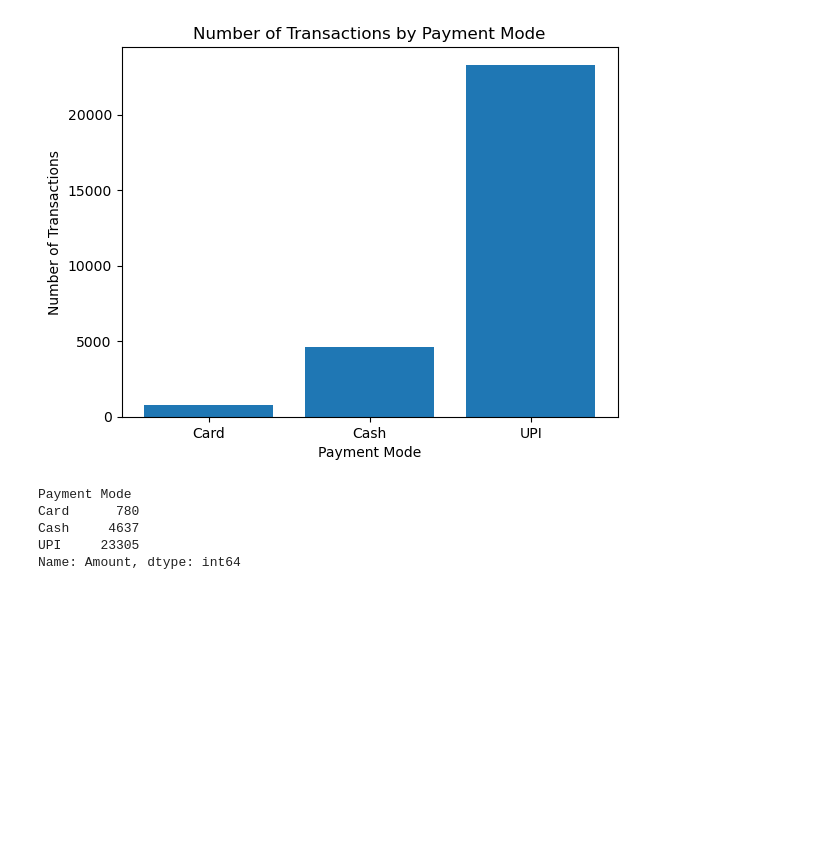
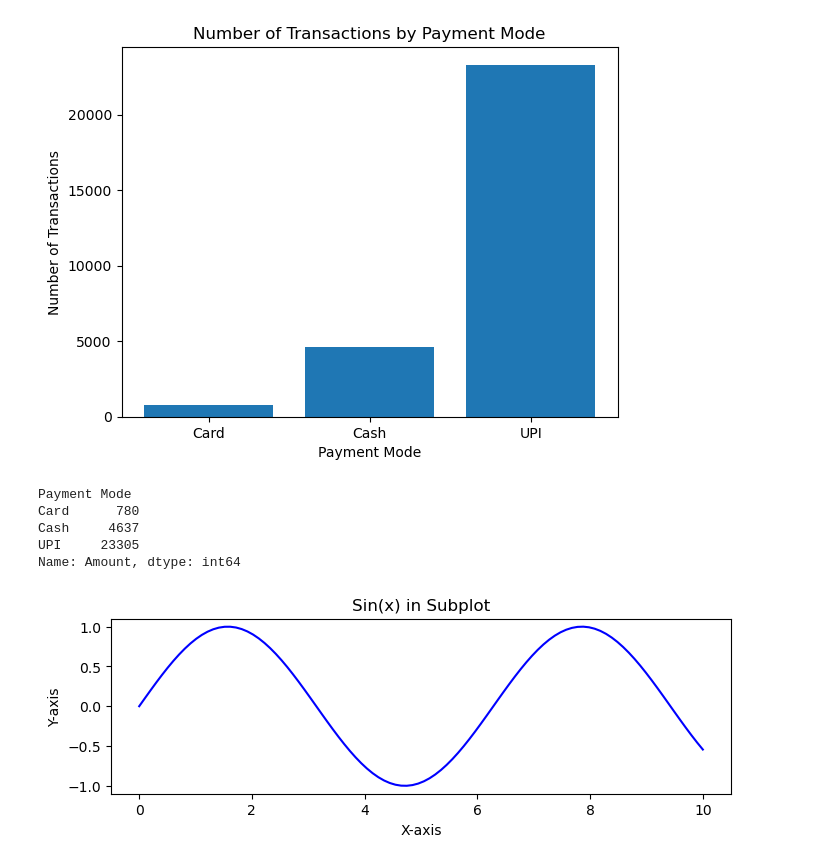
Before and after one commit to mustafaansarii/Python, a Jupyter notebook: Matplotlib/Bar Plot.ipynb, the cells around one changed output. Drawn from its saved outputs; the diff is of its cells as text; code cells hidden in the pictures; blank space fills up the shorter version.

```diff
--- a/Matplotlib/Bar Plot.ipynb
+++ b/Matplotlib/Bar Plot.ipynb
@@ -62,3 +62,53 @@ Card      780
 Cash     4637
 UPI     23305
 Name: Amount, dtype: int64
+# %%
+import numpy as np
+import matplotlib.pyplot as plt
+
+# Generating sample data
+x = np.linspace(0, 10, 100)
+y1 = np.sin(x)
+y2 = np.cos(x)
+
+# Creating a simple line plot
+plt.figure(figsize=(8, 5))
+plt.plot(x, y1, label='sin(x)', color='blue', linestyle='-', marker='o')
+plt.plot(x, y2, label='cos(x)', color='green', linestyle='--', marker='x')
+
+# Adding labels and title
+plt.xlabel('X-axis')
+plt.ylabel('Y-axis')
+plt.title('Sin(x) and Cos(x)')
+
+# Adding a legend
+plt.legend()
+
+# Setting axis limits
+plt.xlim(0, 10)
+plt.ylim(-1.5, 1.5)
+
+# Adding grid
+plt.grid(True)
+
+# Adding text annotation
+plt.text(2, 1, 'Text Annotation', fontsize=10, color='red')
+
+# Adding vertical and horizontal lines
+plt.axvline(x=5, color='gray', linestyle='--', linewidth=2)
+plt.axhline(y=0, color='black', linestyle='-', linewidth=2)
+
+# Adding subplots
+plt.subplot(2, 1, 2)
+plt.plot(x, y1, label='sin(x)', color='blue', linestyle='-')
+plt.xlabel('X-axis')
+plt.ylabel('Y-axis')
+plt.title('Sin(x) in Subplot')
+
+# Saving the figure
+plt.savefig('example_plot.png')
+
+# Displaying the plot
+plt.show()
+# %% [output]
+[figure, added]
```
Also changed, not shown: 2 other files.
